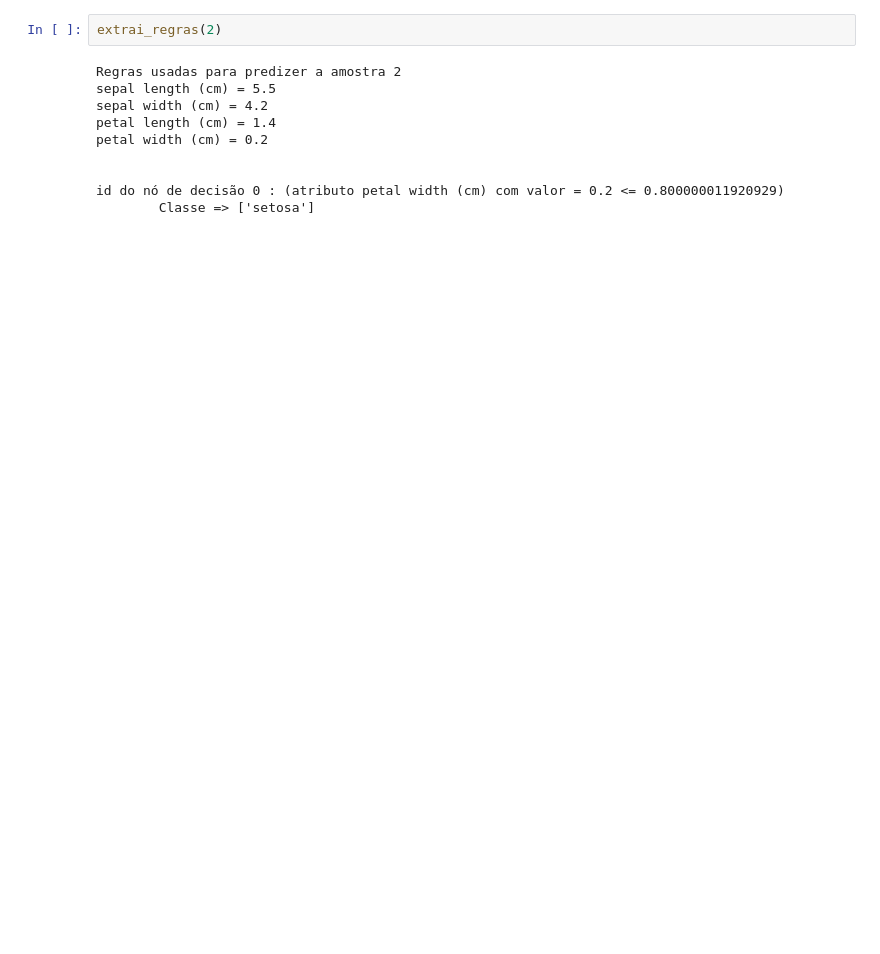
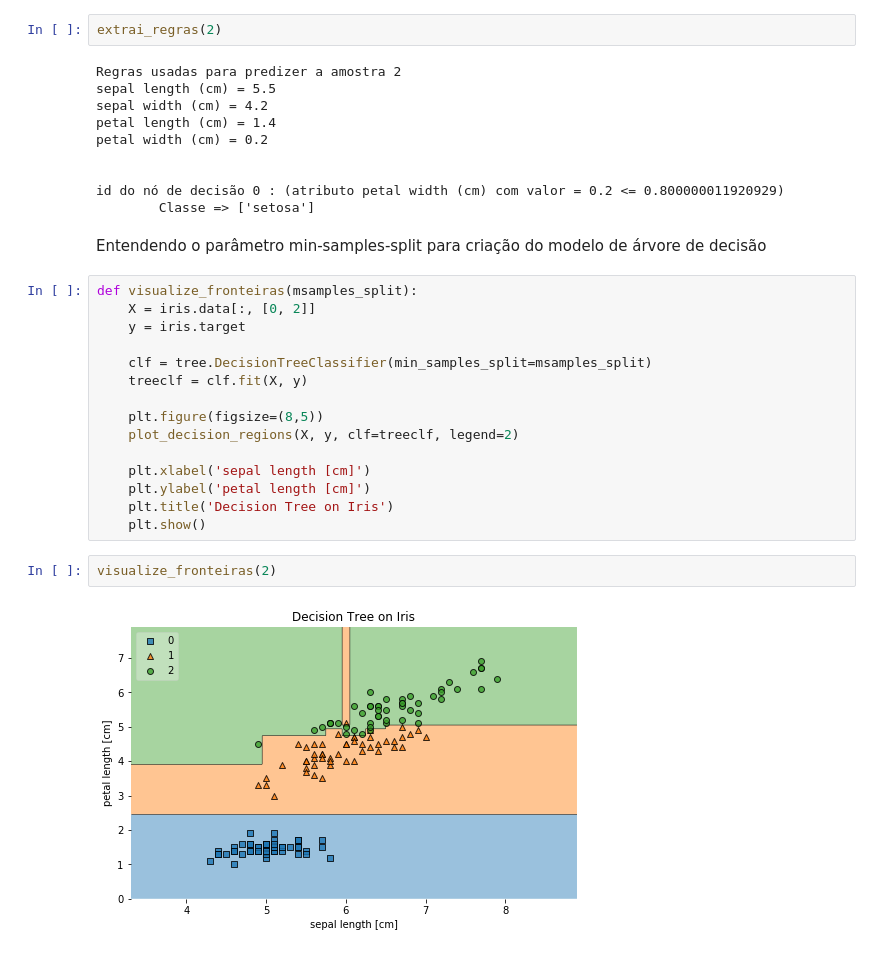
Before and after one commit to eedubraz/minerando-dados-lista, a Jupyter notebook: 3. DecisionTree/ML-DecisionTree-Iris.ipynb, the cells around one changed output. Saved outputs shown, nothing was run; the diff lists cells and outputs as text; blank space fills up the shorter version.

Commit message:
Update ML-DecisionTree-Iris.ipynb
Final

```diff
--- a/3. DecisionTree/ML-DecisionTree-Iris.ipynb
+++ b/3. DecisionTree/ML-DecisionTree-Iris.ipynb
@@ -350,3 +352,24 @@ petal width (cm) = 0.2
 
 id do nó de decisão 0 : (atributo petal width (cm) com valor = 0.2 <= 0.800000011920929)
         Classe => ['setosa']
+# %% [markdown]
+Entendendo o parâmetro min-samples-split para criação do modelo de árvore de decisão
+# %%
+def visualize_fronteiras(msamples_split):
+    X = iris.data[:, [0, 2]]
+    y = iris.target
+
+    clf = tree.DecisionTreeClassifier(min_samples_split=msamples_split)
+    treeclf = clf.fit(X, y)
+
+    plt.figure(figsize=(8,5))
+    plot_decision_regions(X, y, clf=treeclf, legend=2)
+
+    plt.xlabel('sepal length [cm]')
+    plt.ylabel('petal length [cm]')
+    plt.title('Decision Tree on Iris')
+    plt.show()
+# %%
+visualize_fronteiras(2)
+# %% [output]
+[figure, added]
```
Also changed, not shown: parts of 4 cells of this notebook.
